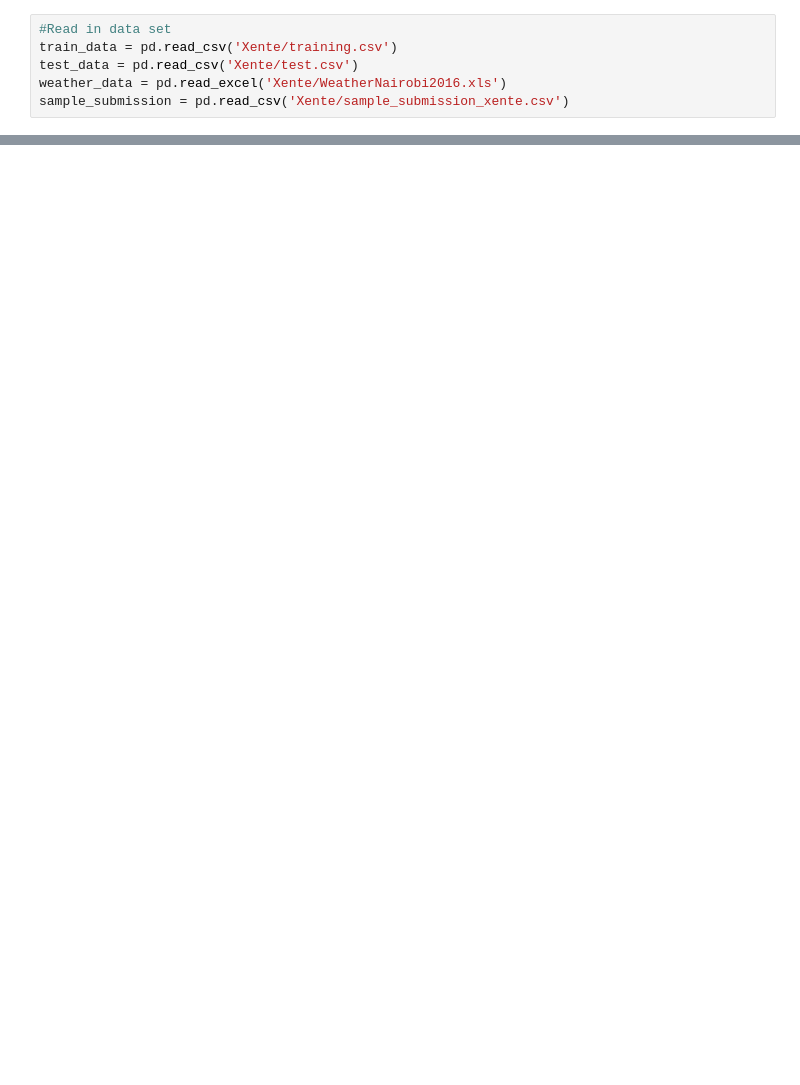
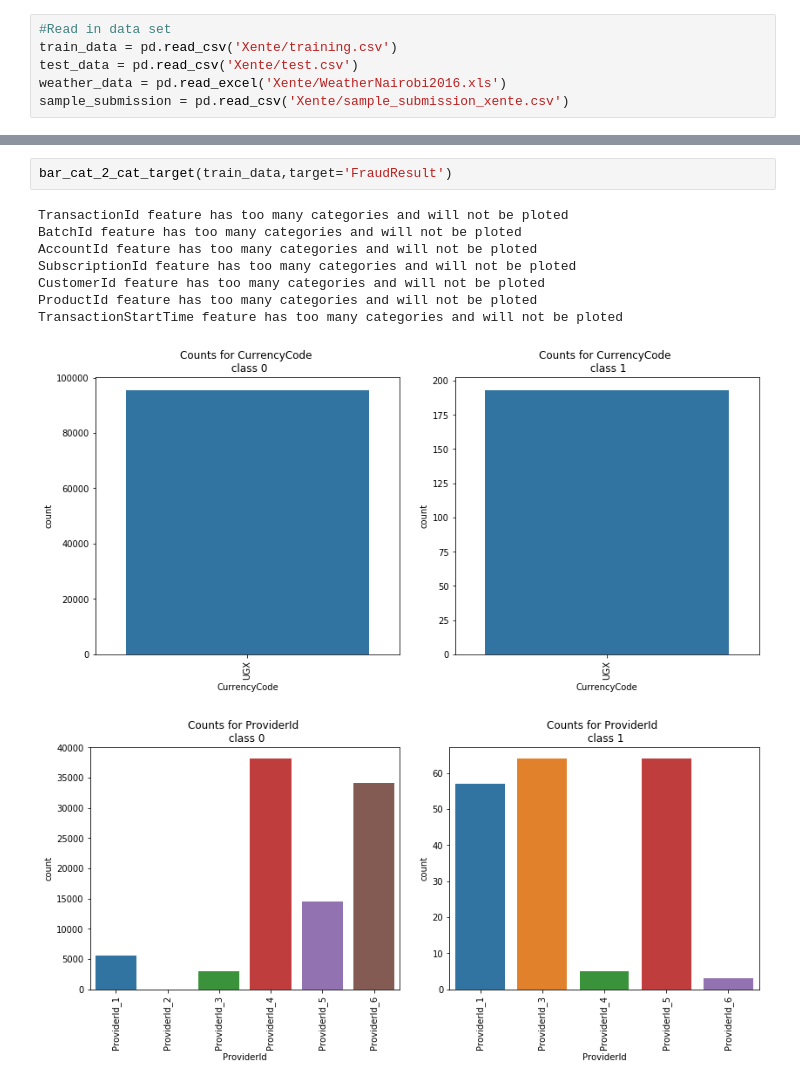
Before and after one commit to risenW/datasist, a Jupyter notebook: visualz/visualz/xente challenge.ipynb, the cells around one changed output, grey strips where cells are left out. Drawn from its saved outputs; the diff is of its cells as text; blank space fills up the shorter version.

Commit message:
Update bar_cat_2_cat_plot to automatically detect features with many categories

```diff
--- a/visualz/visualz/xente challenge.ipynb
+++ b/visualz/visualz/xente challenge.ipynb
@@ -78,0 +108,12 @@ dtype: int64
+# %%
+bar_cat_2_cat_target(train_data,target='FraudResult')
+# %% [output]
+TransactionId feature has too many categories and will not be ploted
+BatchId feature has too many categories and will not be ploted
+AccountId feature has too many categories and will not be ploted
+SubscriptionId feature has too many categories and will not be ploted
+CustomerId feature has too many categories and will not be ploted
+ProductId feature has too many categories and will not be ploted
+TransactionStartTime feature has too many categories and will not be ploted
+[figure, added]
+[figure, added]
```
Also changed, not shown: parts of 6 cells of this notebook, 1 other file.
